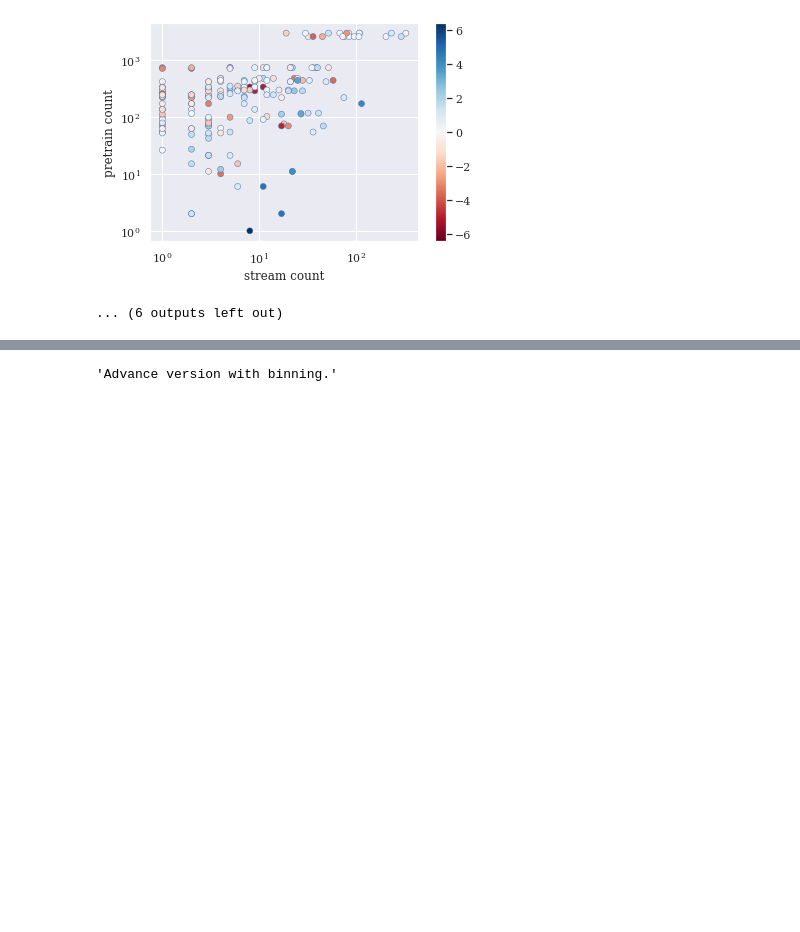
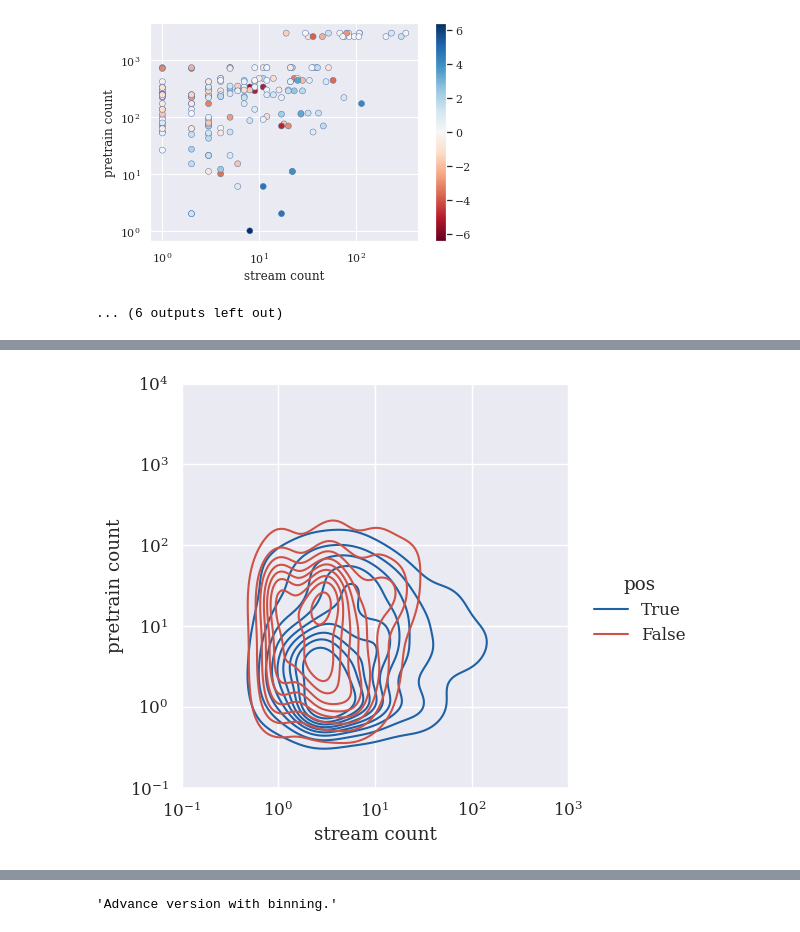
Before and after one commit to facebookresearch/EgocentricUserAdaptation, a Jupyter notebook: notebooks/plot_instance_counts.ipynb, the cells around one changed output, grey strips where cells are left out. Cells and saved outputs as stored; diff of their text form; code cells hidden in the pictures; blank space fills up the shorter version.

Commit message:
Notebooks update final instance count KDE + forgetting error bars

```diff
--- a/notebooks/plot_instance_counts.ipynb
+++ b/notebooks/plot_instance_counts.ipynb
@@ -219,0 +124,91 @@ for action_mode in action_modes:
+# %%
+""" USE KDE for pos and negs separately """
+
+import datetime
+plt.rcParams["font.family"] = "Times New Roman"
+
+# Apply the default theme
+# sns.set(font_scale=1.1)
+sns.set_context("paper")
+# sns.set_theme(rc={
+#     'font.family':'DeJavu Serif',
+#     'font.serif': 'Times New Roman',
+#     'font.size':30,
+# })
+sns.set(rc={
+    'figure.figsize':(6,5),
+})
+
+sns.set(font_scale=1.1)
+plt.rcParams['font.family'] = 'DeJavu Serif'
+plt.rcParams['font.serif'] = ['Times New Roman']
+
+
+title = "INSTANCE_COUNT"
+parent_dirname = datetime.datetime.now().strftime('%Y-%m-%d_%H-%M-%S') + "_" + title
+parent_dirpath = os.path.join(main_outdir, parent_dirname)
+
+log_scale = True
+
+# Read csv
+metric_to_plot = "avg_stream_HAG"
+cmap = 'RdBu' #'coolwarm'#'Spectral' # 'RdBu'#"viridis"
+cmap = "coolwarm"
+
+
+
+action_modes = ['action','verb','noun']
+for action_mode in action_modes:
+    csv_path =os.path.join(parent_outputdir, dump_filename_fmt.format(action_mode))
+    df = pd.read_csv(csv_path)
+
+    # PLOTS
+#     ax = sns.scatterplot(
+#         data=df,
+#         x="stream_count", y="pretrain_count",  hue=metric_to_plot, #col="user",
+#         palette=sns.color_palette(cmap, as_cmap=True),
+#         edgecolor="b",
+# #         linewidth=0.2
+#     )
+#     ax.set(xscale="log", yscale="log")
+
+
+    # To log-scale
+#     if log_scale:
+#         df.stream_count = np.log10(df.stream_count)
+#         df.pretrain_count = np.log10(df.pretrain_count)
+
+
+
+    df['pos'] = df[metric_to_plot] >=0
+    df[metric_to_plot] = df[metric_to_plot].abs()
+
+    ax = sns.displot(data=df, x="stream_count", y="pretrain_count",weights=metric_to_plot,kind="kde",hue='pos',
+                     log_scale=10,
+#                     fill=False, levels=10,
+                     palette=[sns.color_palette("RdBu", 10)[9],sns.color_palette("RdBu", 10)[1]],
+                     hue_order=[True,False]
+                    )
+
+#     if log_scale:
+#         locs, labels = plt.xticks()
+#         ax.set(xticklabels=["$10^{" + i.get_text() + "}$" for i in labels])
+
+#         locs, labels = plt.yticks()
+#         ax.set(yticklabels=["$10^{" + i.get_text() + "}$" for i in labels])
+
+    ax.set(xlabel='stream count', ylabel=f"pretrain count")
+    plt.ylim(10**(-1), 10**4)
+    plt.xlim(10**(-1), 10**3)
+
+
+    filename = f'{action_mode}_{title}.pdf'
+    filepath = os.path.join(parent_dirpath,filename)
+    os.makedirs(parent_dirpath, exist_ok=True)
+    ax.savefig(filepath)
+
+    plt.show()
+    plt.close('all')
+
+sns.color_palette("RdBu", 10)
+# %% [output]
@@ -219,0 +219 @@ for action_mode in action_modes:
+[figure, added]
```
Also changed, not shown: parts of 2 cells of this notebook, 1 other file.
